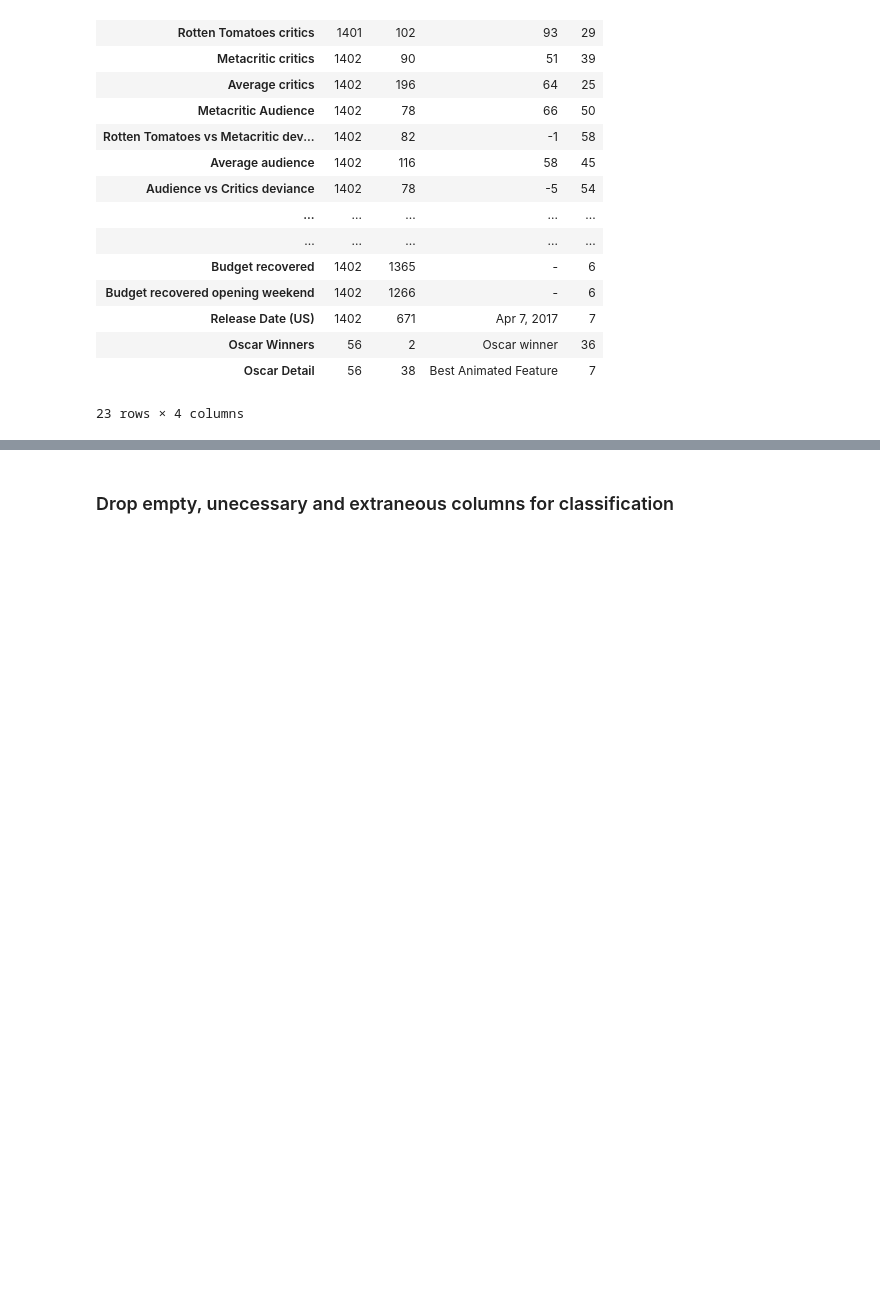
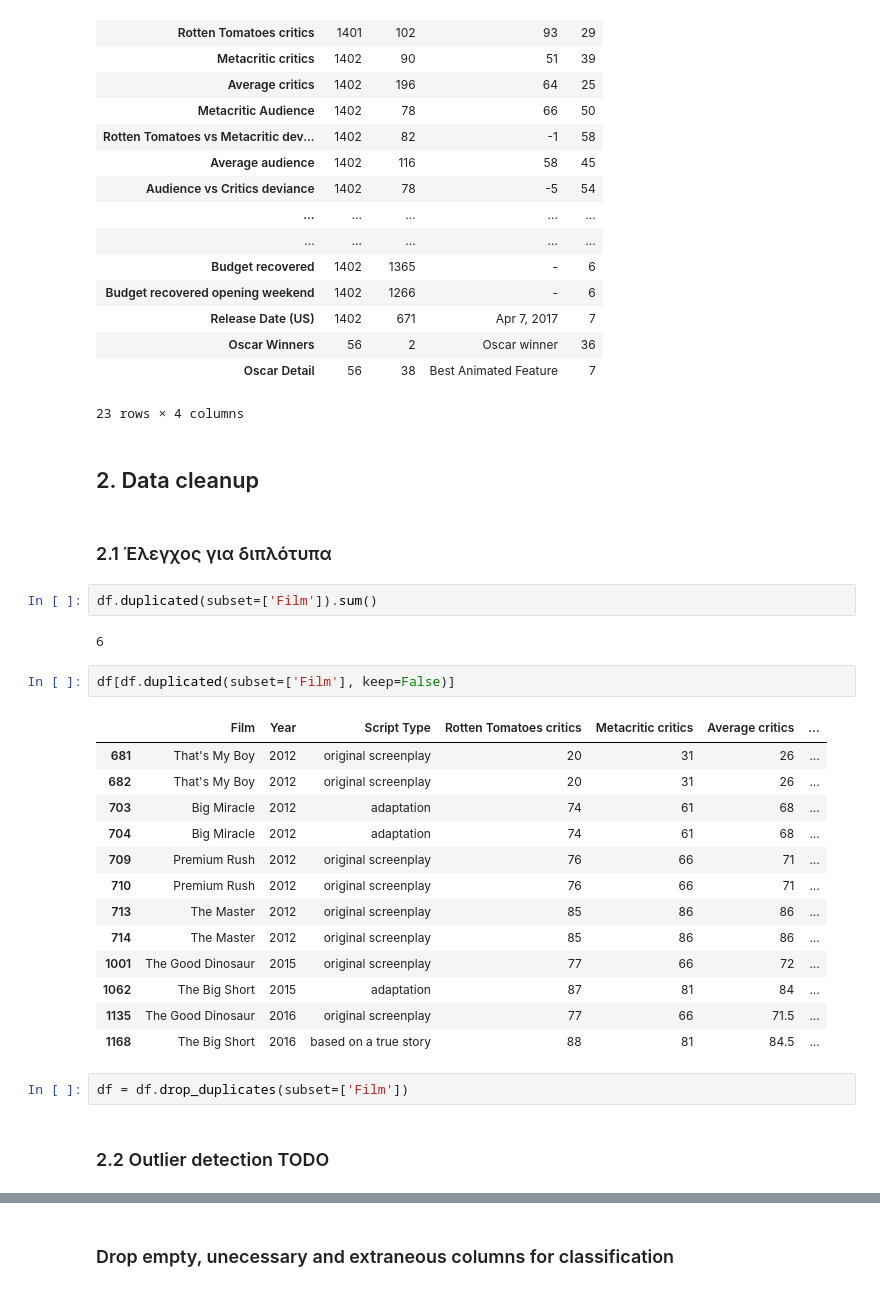
Before and after one commit to AAleksandros/HUA-DIT-Data-mining-project, a Jupyter notebook: data_mining.ipynb, the cells around one changed output, grey strips where cells are left out. Saved outputs shown, nothing was run; the diff lists cells and outputs as text; blank space fills up the shorter version.

Commit message:
data cleanup and code refactoring

```diff
--- a/data_mining.ipynb
+++ b/data_mining.ipynb
@@ -81,3 +89,31 @@ df.describe(include='object').T
 | Oscar Winners | 56 | 2 | Oscar winner | 36 |
 | Oscar Detail | 56 | 38 | Best Animated Feature | 7 |
 23 rows × 4 columns
+# %% [markdown]
+## 2. Data cleanup
+# %% [markdown]
+### 2.1 Έλεγχος για διπλότυπα
+# %%
+df.duplicated(subset=['Film']).sum()
+# %% [output]
+6
+# %%
+df[df.duplicated(subset=['Film'], keep=False)]
+# %% [output]
+|  | Film | Year | Script Type | Rotten Tomatoes critics | Metacritic critics | Average critics | ... |
+| 681 | That's My Boy | 2012 | original screenplay | 20 | 31 | 26 | ... |
+| 682 | That's My Boy | 2012 | original screenplay | 20 | 31 | 26 | ... |
+| 703 | Big Miracle | 2012 | adaptation | 74 | 61 | 68 | ... |
+| 704 | Big Miracle | 2012 | adaptation | 74 | 61 | 68 | ... |
+| 709 | Premium Rush | 2012 | original screenplay | 76 | 66 | 71 | ... |
+| 710 | Premium Rush | 2012 | original screenplay | 76 | 66 | 71 | ... |
+| 713 | The Master | 2012 | original screenplay | 85 | 86 | 86 | ... |
+| 714 | The Master | 2012 | original screenplay | 85 | 86 | 86 | ... |
+| 1001 | The Good Dinosaur | 2015 | original screenplay | 77 | 66 | 72 | ... |
+| 1062 | The Big Short | 2015 | adaptation | 87 | 81 | 84 | ... |
+| 1135 | The Good Dinosaur | 2016 | original screenplay | 77 | 66 | 71.5 | ... |
+| 1168 | The Big Short | 2016 | based on a true story | 88 | 81 | 84.5 | ... |
+# %%
+df = df.drop_duplicates(subset=['Film'])
+# %% [markdown]
+### 2.2 Outlier detection TODO
```
Also changed, not shown: parts of 30 cells of this notebook.
